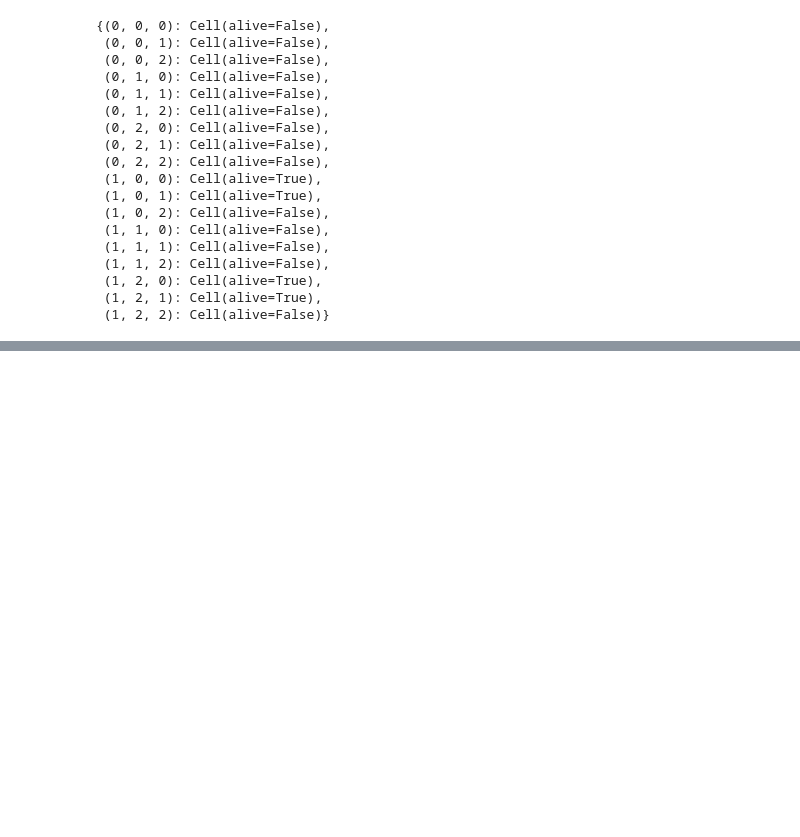
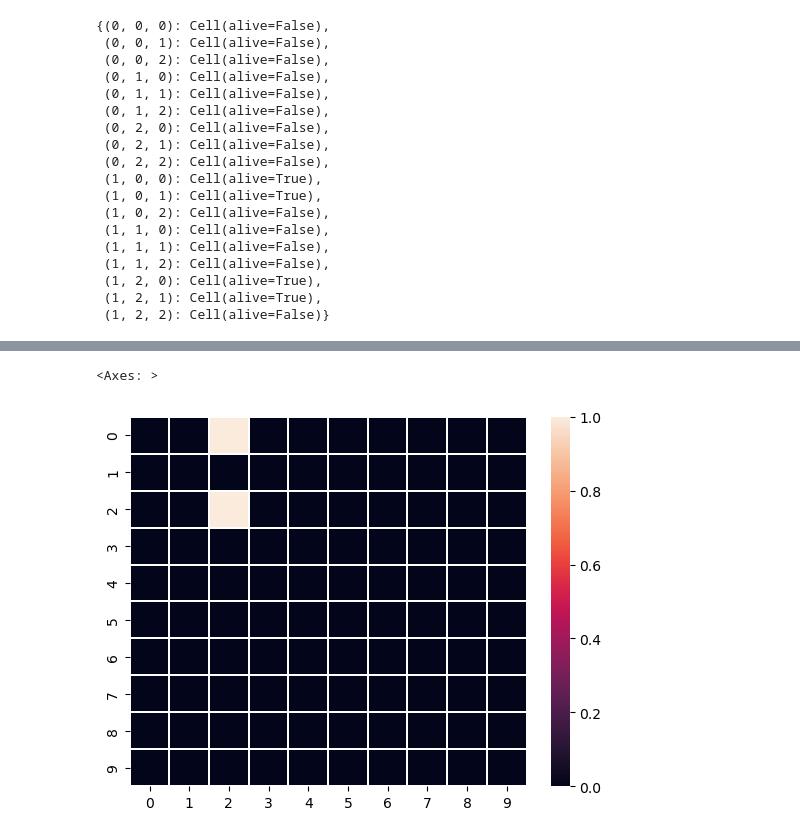
Before and after one commit to dHuberYoumans/maths, a Jupyter notebook: GameOfLife/game_of_life.ipynb, the cells around one changed output, grey strips where cells are left out. Saved outputs shown, nothing was run; the diff lists cells and outputs as text; code cells hidden in the pictures; blank space fills up the shorter version.

```diff
--- a/GameOfLife/game_of_life.ipynb
+++ b/GameOfLife/game_of_life.ipynb
@@ -378,0 +526,5 @@ for cell in foo.grid[*underpopulation]:
+# %%
+sns.heatmap(np.isin(live_nbrs,birth) & ~foo.get_states(),linewidths=0.1)
+# %% [output]
+<Axes: >
+[figure, added]
```
Also changed, not shown: parts of 24 cells of this notebook.
